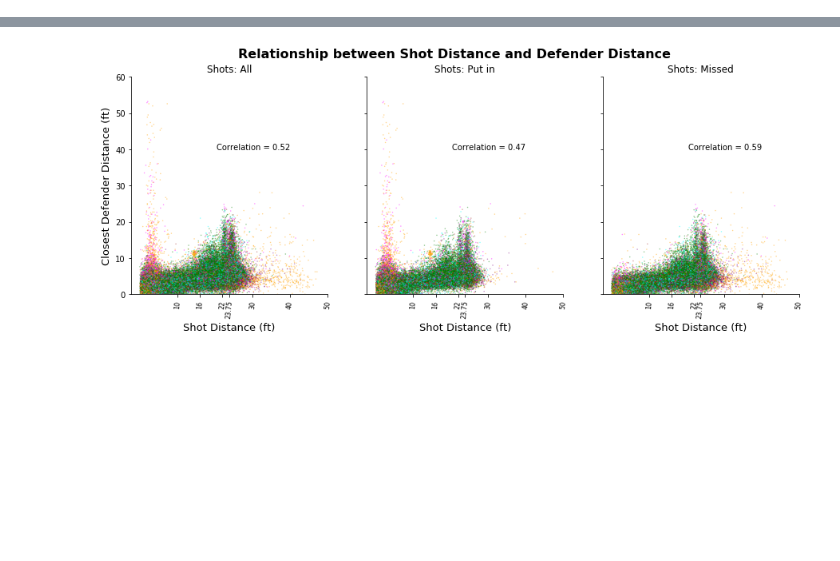
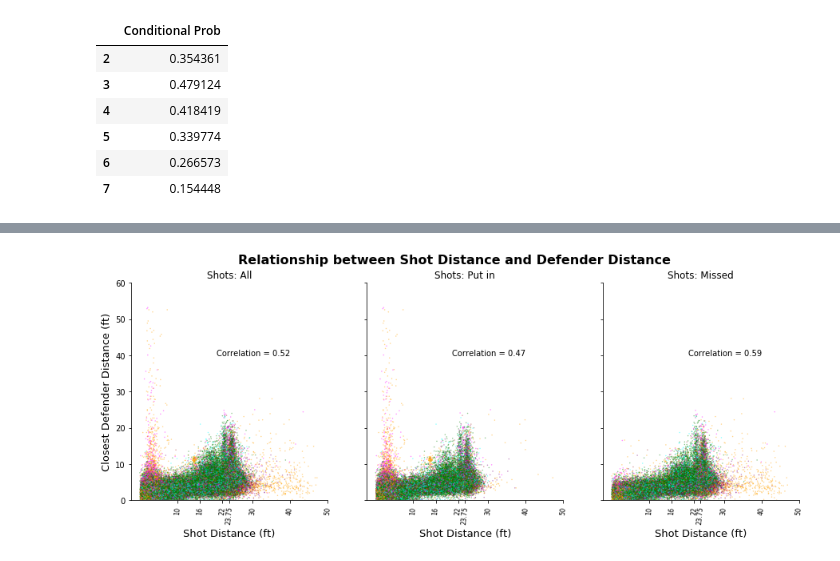
Before and after one commit to joeychun/NBA_shooting, a Jupyter notebook: NBA_shooting.ipynb, the cells around one changed output, grey strips where cells are left out. Drawn from its saved outputs; the diff is of its cells as text; code cells hidden in the pictures; blank space fills up the shorter version.

```diff
--- a/NBA_shooting.ipynb
+++ b/NBA_shooting.ipynb
@@ -551,0 +324,10 @@ ax[1]= newdf2.plot(kind='bar')
+# %%
+df1
+# %% [output]
+|  | Conditional Prob |
+| 2 | 0.354361 |
+| 3 | 0.479124 |
+| 4 | 0.418419 |
+| 5 | 0.339774 |
+| 6 | 0.266573 |
+| 7 | 0.154448 |
```
Also changed, not shown: parts of 44 cells of this notebook.
